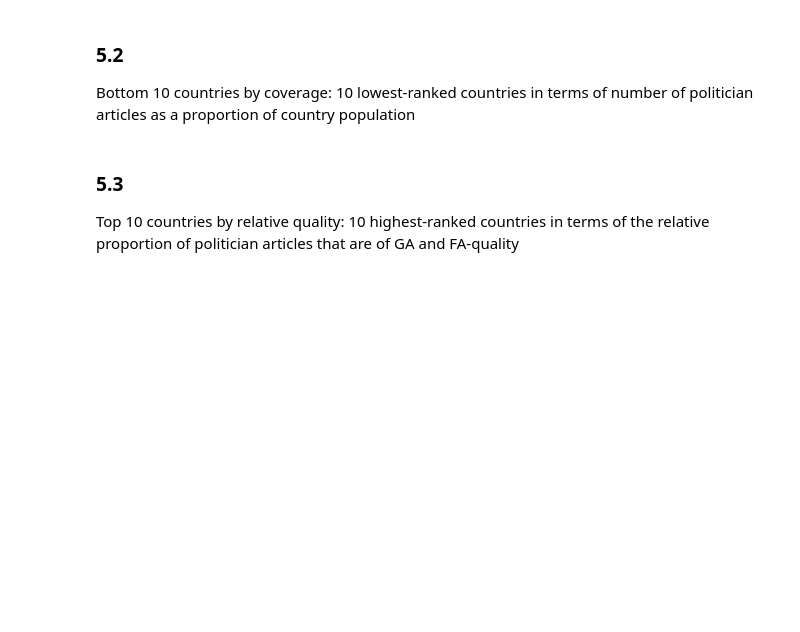
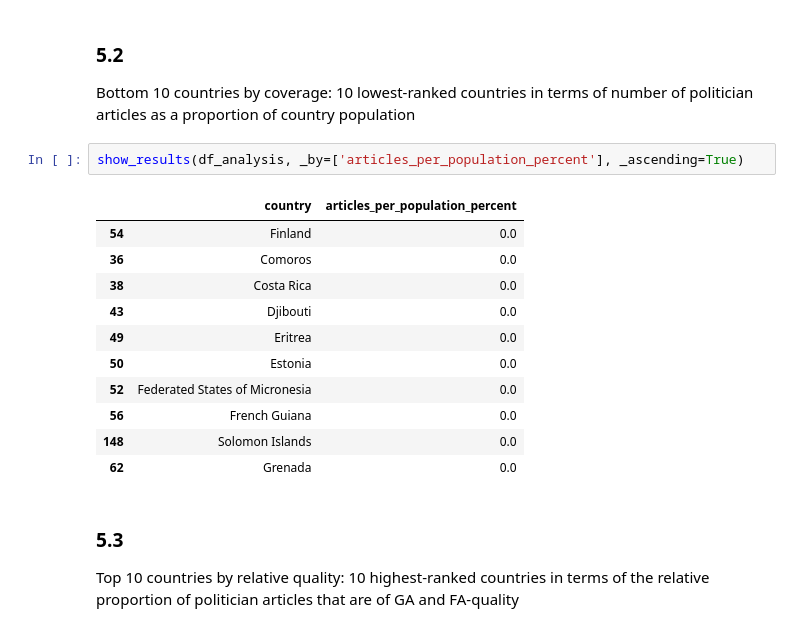
Before and after one commit to sharma-apoorv/data-512-a2, a Jupyter notebook: src/A2_Bias_In_Data.ipynb, the cells around one changed output. Drawn from its saved outputs; the diff is of its cells as text; blank space fills up the shorter version.

```diff
--- a/src/A2_Bias_In_Data.ipynb
+++ b/src/A2_Bias_In_Data.ipynb
@@ -339,6 +422,20 @@ show_results(df_analysis, _by=['articles_per_population_percent'], _ascending=Fa
 ### 5.2
 
 Bottom 10 countries by coverage: 10 lowest-ranked countries in terms of number of politician articles as a proportion of country population
+# %%
+show_results(df_analysis, _by=['articles_per_population_percent'], _ascending=True)
+# %% [output]
+|  | country | articles_per_population_percent |
+| 54 | Finland | 0.0 |
+| 36 | Comoros | 0.0 |
+| 38 | Costa Rica | 0.0 |
+| 43 | Djibouti | 0.0 |
+| 49 | Eritrea | 0.0 |
+| 50 | Estonia | 0.0 |
+| 52 | Federated States of Micronesia | 0.0 |
+| 56 | French Guiana | 0.0 |
+| 148 | Solomon Islands | 0.0 |
+| 62 | Grenada | 0.0 |
 # %% [markdown]
 ### 5.3
 Top 10 countries by relative quality: 10 highest-ranked countries in terms of the relative proportion of politician articles that are of GA and FA-quality
```
Also changed, not shown: parts of 34 cells of this notebook, 2 other files.
